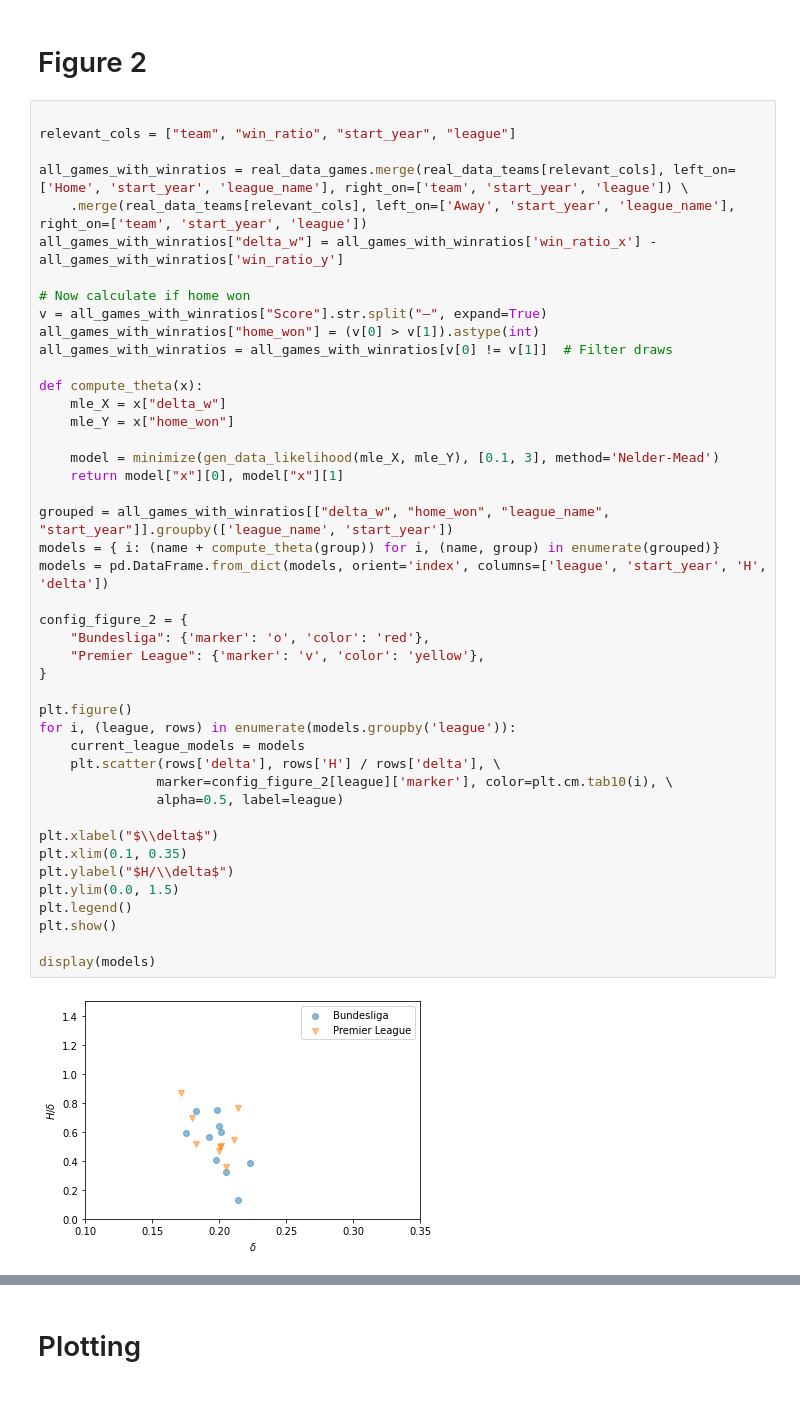
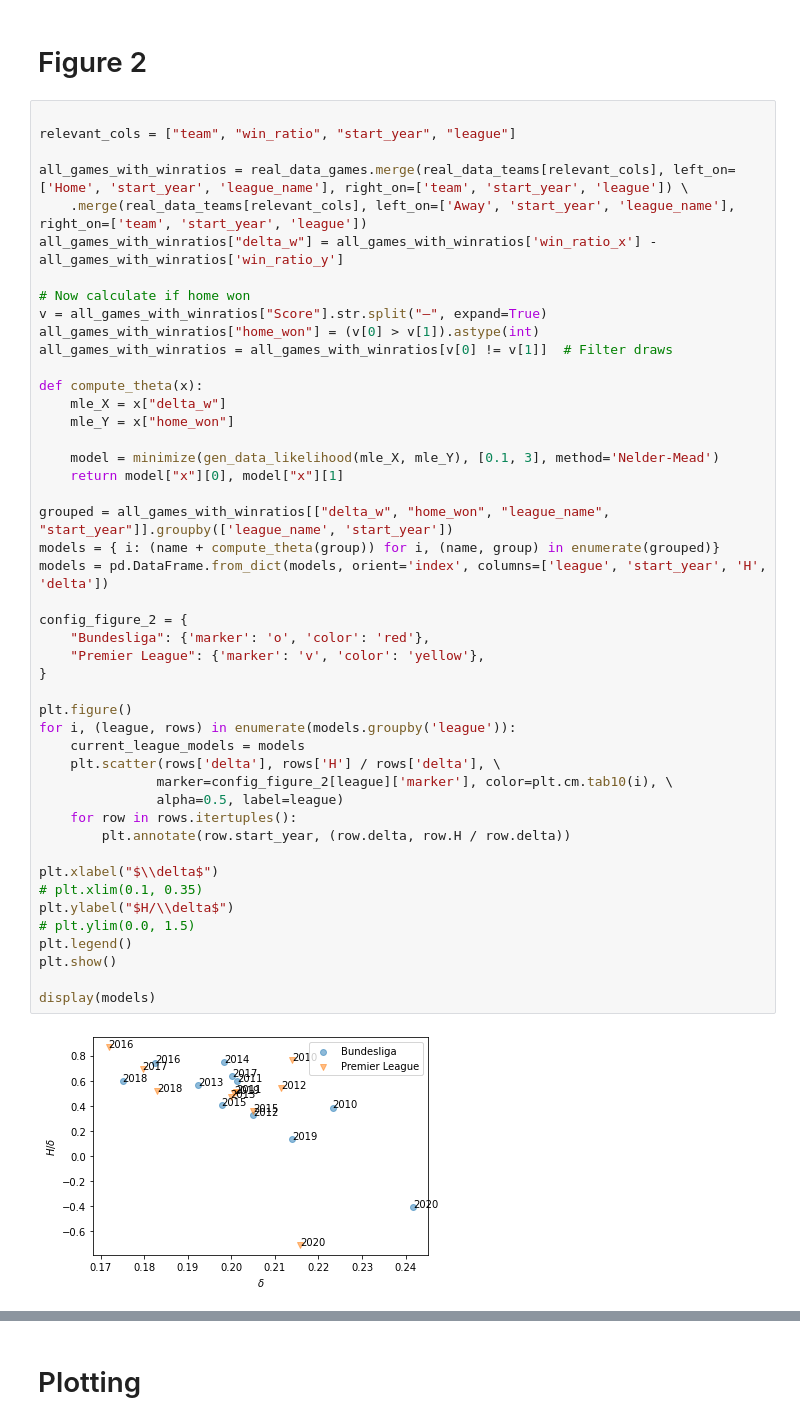
Before and after one commit to nicolas-kuechler/eth-sports-networks-2021, a Jupyter notebook: project.ipynb, the cells around one changed output, grey strips where cells are left out. Drawn from its saved outputs; the diff is of its cells as text.

```diff
--- a/project.ipynb
+++ b/project.ipynb
@@ -918,36 +918,38 @@ all_games_with_winratios = all_games_with_winratios[v[0] != v[1]]  # Filter draw
 def compute_theta(x):
     mle_X = x["delta_w"]
     mle_Y = x["home_won"]
 
     model = minimize(gen_data_likelihood(mle_X, mle_Y), [0.1, 3], method='Nelder-Mead')
     return model["x"][0], model["x"][1]
 
 grouped = all_games_with_winratios[["delta_w", "home_won", "league_name", "start_year"]].groupby(['league_name', 'start_year'])
 models = { i: (name + compute_theta(group)) for i, (name, group) in enumerate(grouped)}
 models = pd.DataFrame.from_dict(models, orient='index', columns=['league', 'start_year', 'H', 'delta'])
 
 config_figure_2 = {
     "Bundesliga": {'marker': 'o', 'color': 'red'},
     "Premier League": {'marker': 'v', 'color': 'yellow'},
 }
 
 plt.figure()
 for i, (league, rows) in enumerate(models.groupby('league')):
     current_league_models = models
     plt.scatter(rows['delta'], rows['H'] / rows['delta'], \
                marker=config_figure_2[league]['marker'], color=plt.cm.tab10(i), \
                alpha=0.5, label=league)
+    for row in rows.itertuples():
+        plt.annotate(row.start_year, (row.delta, row.H / row.delta))
 
 plt.xlabel("$\\delta$")
-plt.xlim(0.1, 0.35)
+# plt.xlim(0.1, 0.35)
 plt.ylabel("$H/\\delta$")
-plt.ylim(0.0, 1.5)
+# plt.ylim(0.0, 1.5)
 plt.legend()
 plt.show()
 
 display(models)
 # %% [output]
-[figure, old version]
+[figure, new version]
 |  | league | start_year | H | delta |
 | 0 | Bundesliga | 2010 | 0.085889 | 0.223237 |
 | 1 | Bundesliga | 2011 | 0.119988 | 0.201367 |
```
Also changed, not shown: parts of 1 cell of this notebook.
